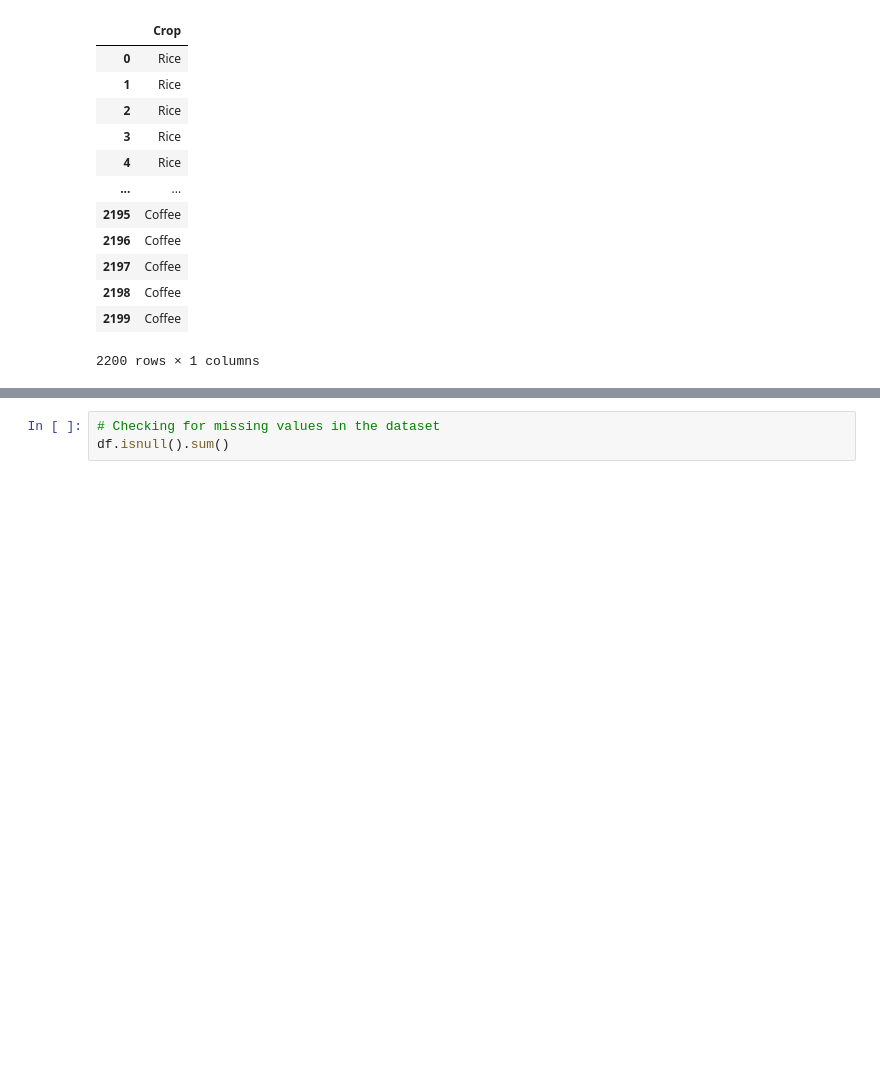
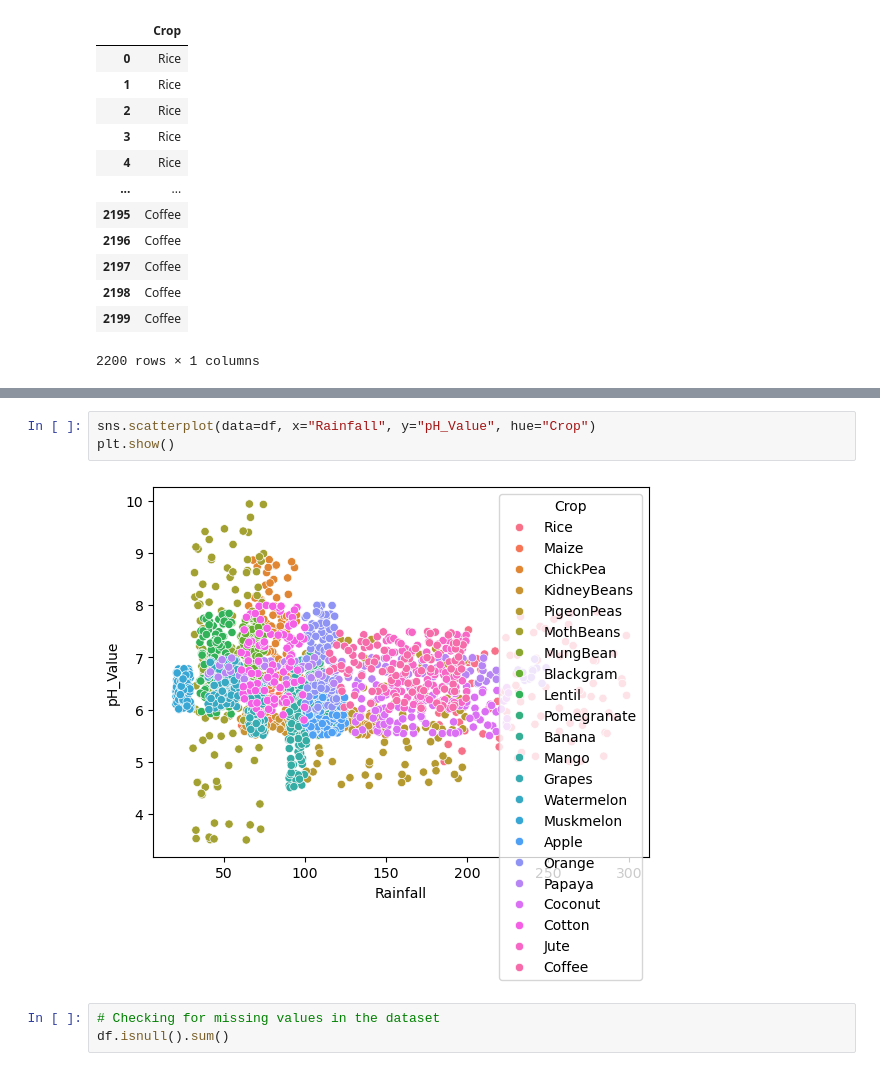
Before and after one commit to Digraskarpratik/Crop_Recommendation_Model, a Jupyter notebook: model.ipynb, the cells around one changed output, grey strips where cells are left out. Drawn from its saved outputs; the diff is of its cells as text; blank space fills up the shorter version.

```diff
--- a/model.ipynb
+++ b/model.ipynb
@@ -112,3 +155,8 @@ Chategorical_Data
+# %%
+sns.scatterplot(data=df, x="Rainfall", y="pH_Value", hue="Crop")
+plt.show()
+# %% [output]
+[figure, added]
 # %%
 # Checking for missing values in the dataset
 df.isnull().sum()
```
Also changed, not shown: parts of 20 cells of this notebook, 2 other files.
